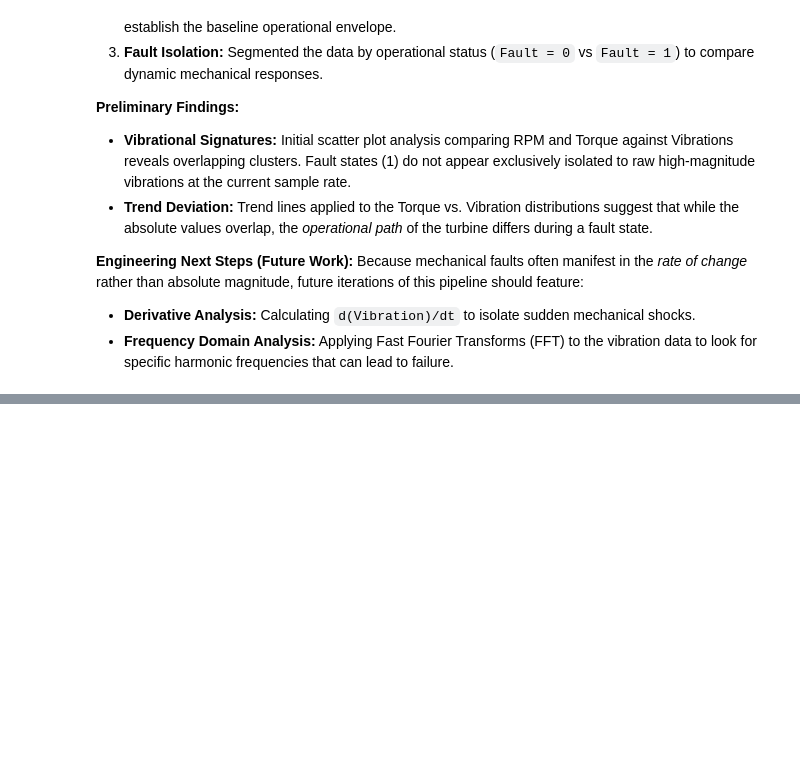
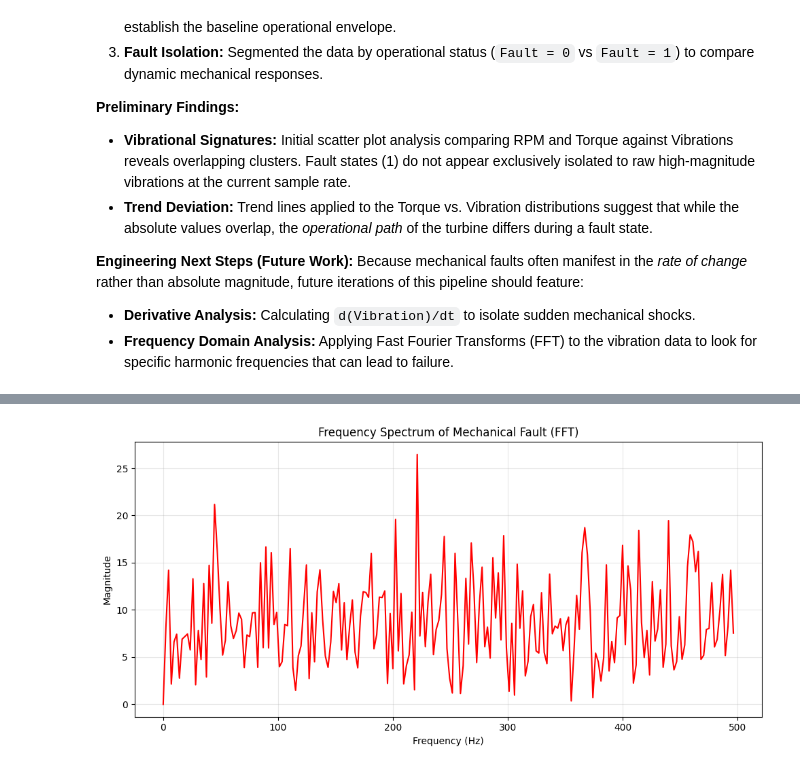
Before and after one commit to ruchirpadhye/Gas-turbine-data-analysis, a Jupyter notebook: Analysis_Notebook.ipynb, the cells around one changed output, grey strips where cells are left out. Saved outputs shown, nothing was run; the diff lists cells and outputs as text; code cells hidden in the pictures; blank space fills up the shorter version.

```diff
--- a/Analysis_Notebook.ipynb
+++ b/Analysis_Notebook.ipynb
@@ -155,0 +98,18 @@ Standard Deviation of Vibrational Derivative about 0 (mm/s^2) for Fault(1):  0.7
+# %%
+fault_signal = np.array(df[df['Fault'] == 1]['Vibrations (mm/s)'])
+fault_signal = fault_signal - np.mean(fault_signal)
+fault_signal_fft = fft(fault_signal)
+fault_signal_fft_magnitude = np.abs(fault_signal_fft)
+freq_data = fftfreq(len(fault_signal), d=1/1000)[:len(fault_signal)//2]
+
+
+plt.figure(figsize=(10, 5))
+plt.plot(freq_data, fault_signal_fft_magnitude[:len(fault_signal)//2], color='red')
+plt.xlabel("Frequency (Hz)")
+plt.ylabel("Magnitude")
+plt.title("Frequency Spectrum of Mechanical Fault (FFT)")
+plt.grid(True, alpha=0.3)
+plt.tight_layout()
+plt.show()
+# %% [output]
+[figure, added]
```
Also changed, not shown: parts of 7 cells of this notebook.
